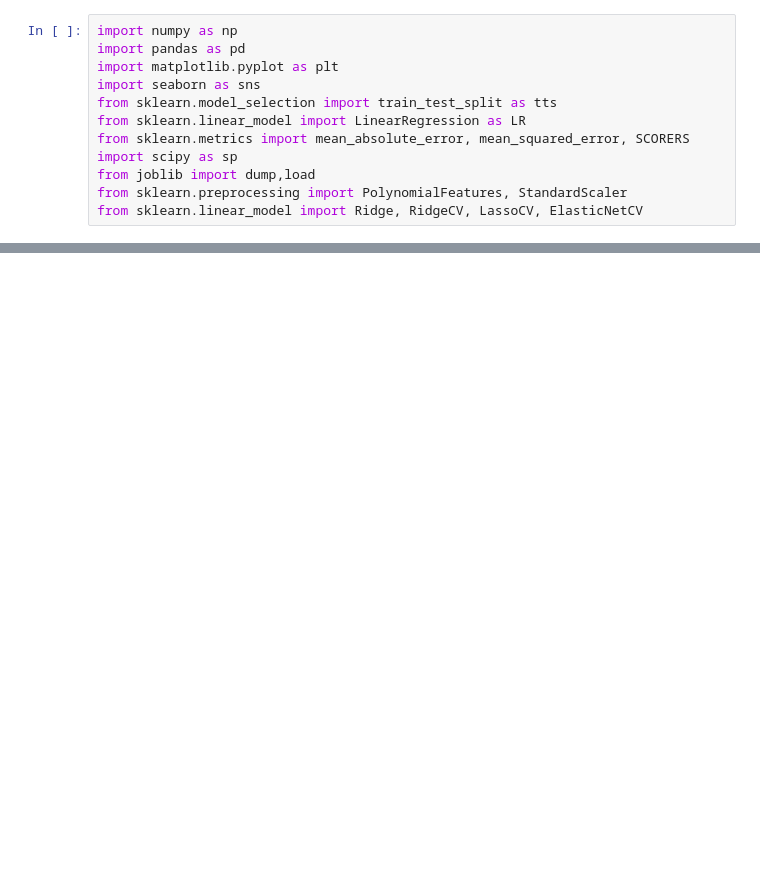
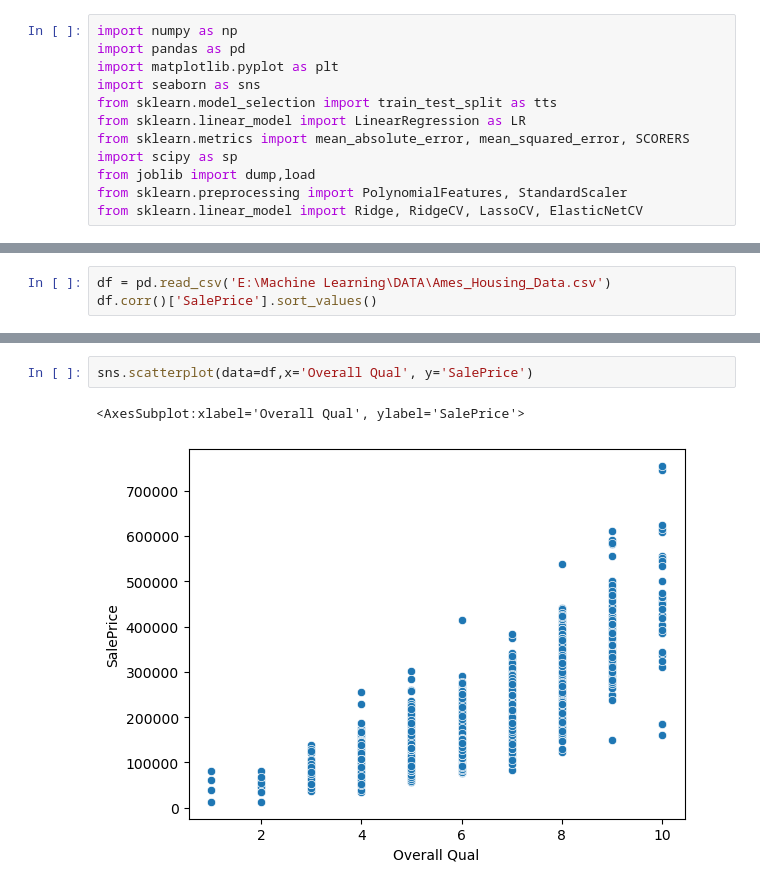
Before and after one commit to maginbu-0/Machine-Learning, a Jupyter notebook: Feature Engineering and Data Preparation/Feature Eng and Data Preparation.ipynb, the cells around one changed output, grey strips where cells are left out. Cells and saved outputs as stored; diff of their text form; blank space fills up the shorter version.

Commit message:
Loading Data folder

```diff
--- a/Feature Engineering and Data Preparation/Feature Eng and Data Preparation.ipynb
+++ b/Feature Engineering and Data Preparation/Feature Eng and Data Preparation.ipynb
@@ -43,0 +162,3 @@ This is the process of using domain knowledge to extract features through data m
+# %%
+df = pd.read_csv('E:\Machine Learning\DATA\Ames_Housing_Data.csv')
+df.corr()['SalePrice'].sort_values()
@@ -43,0 +189,5 @@ This is the process of using domain knowledge to extract features through data m
+# %%
+sns.scatterplot(data=df,x='Overall Qual', y='SalePrice')
+# %% [output]
+<AxesSubplot:xlabel='Overall Qual', ylabel='SalePrice'>
+[figure, added]
```
Also changed, not shown: parts of 22 cells of this notebook, 49 other files.
